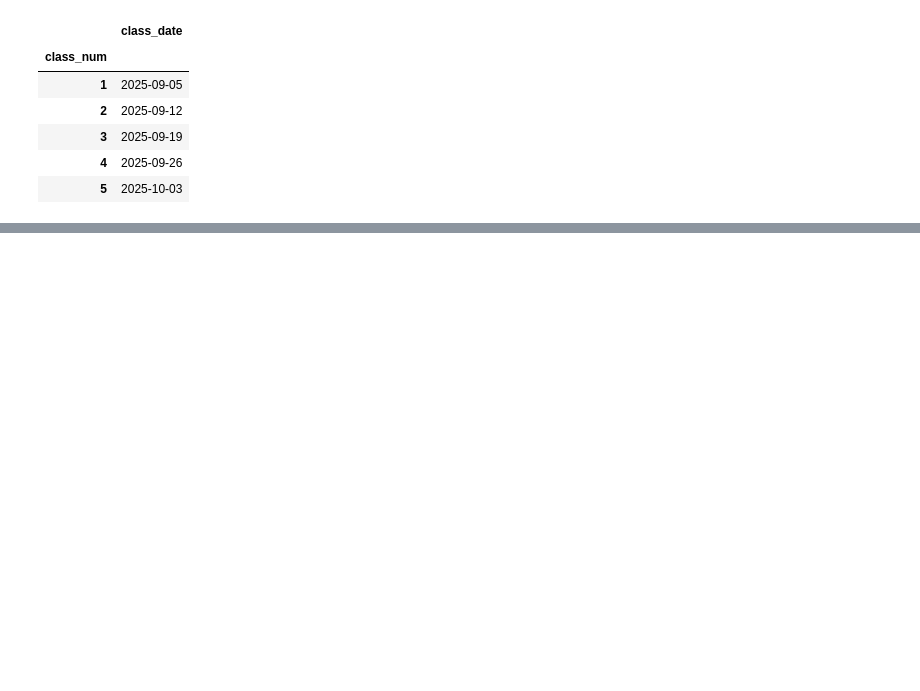
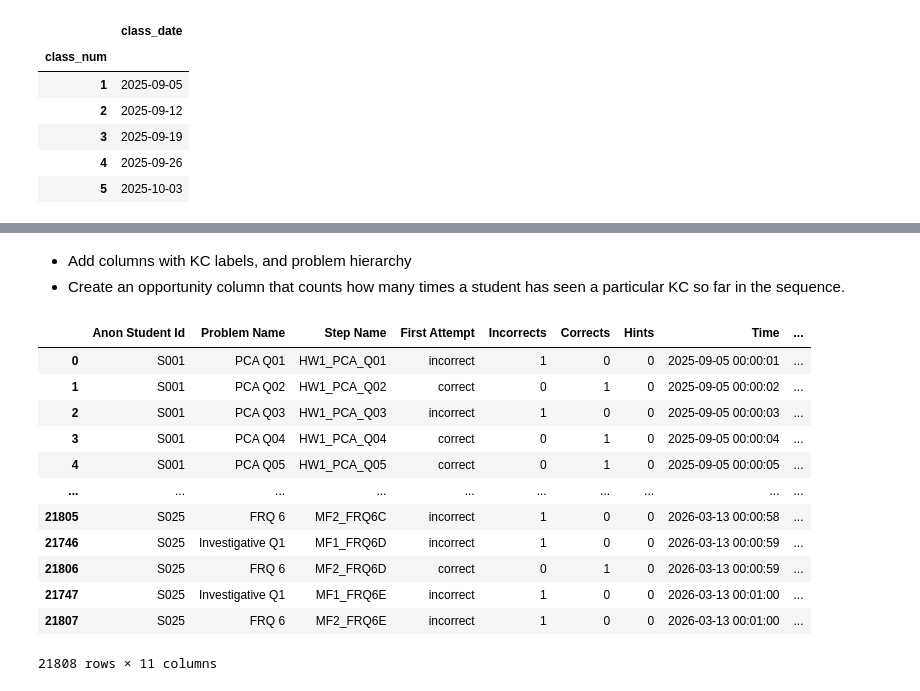
Before and after one commit to mailysg8/ai-student-progress-tracker, a Jupyter notebook: notebooks/learnsphere_experiments.ipynb, the cells around one changed output, grey strips where cells are left out. Drawn from its saved outputs; the diff is of its cells as text; code cells hidden in the pictures; blank space fills up the shorter version.

```diff
--- a/notebooks/learnsphere_experiments.ipynb
+++ b/notebooks/learnsphere_experiments.ipynb
@@ -93,0 +139,25 @@ hwk_items.join(class_plan)
+# %% [markdown]
+- Add columns with KC labels, and problem hierarchy
+- Create an opportunity column that counts how many times a student has seen a particular KC so far in the sequence.
+# %%
+datashop = unit_merge.drop(columns=['observation_id','kc_id','primary_kc_id']).rename(columns={'kc_label' : 'KC (Default)', 'reporting_group' : 'Problem Hierarchy'})
+datashop = datashop.sort_values(["Anon Student Id", "Time"])
+datashop["Opportunity (Default)"] = (
+    datashop.groupby(["Anon Student Id", "KC (Default)"]).cumcount() + 1
+)
+
+datashop
+# %% [output]
+|  | Anon Student Id | Problem Name | Step Name | First Attempt | Incorrects | Corrects | Hints | Time | ... |
+| 0 | S001 | PCA Q01 | HW1_PCA_Q01 | incorrect | 1 | 0 | 0 | 2025-09-05 00:00:01 | ... |
+| 1 | S001 | PCA Q02 | HW1_PCA_Q02 | correct | 0 | 1 | 0 | 2025-09-05 00:00:02 | ... |
+| 2 | S001 | PCA Q03 | HW1_PCA_Q03 | incorrect | 1 | 0 | 0 | 2025-09-05 00:00:03 | ... |
+| 3 | S001 | PCA Q04 | HW1_PCA_Q04 | correct | 0 | 1 | 0 | 2025-09-05 00:00:04 | ... |
+| 4 | S001 | PCA Q05 | HW1_PCA_Q05 | correct | 0 | 1 | 0 | 2025-09-05 00:00:05 | ... |
+| ... | ... | ... | ... | ... | ... | ... | ... | ... | ... |
+| 21805 | S025 | FRQ 6 | MF2_FRQ6C | incorrect | 1 | 0 | 0 | 2026-03-13 00:00:58 | ... |
+| 21746 | S025 | Investigative Q1 | MF1_FRQ6D | incorrect | 1 | 0 | 0 | 2026-03-13 00:00:59 | ... |
+| 21806 | S025 | FRQ 6 | MF2_FRQ6D | correct | 0 | 1 | 0 | 2026-03-13 00:00:59 | ... |
+| 21747 | S025 | Investigative Q1 | MF1_FRQ6E | incorrect | 1 | 0 | 0 | 2026-03-13 00:01:00 | ... |
+| 21807 | S025 | FRQ 6 | MF2_FRQ6E | incorrect | 1 | 0 | 0 | 2026-03-13 00:01:00 | ... |
+21808 rows × 11 columns
```
Also changed, not shown: parts of 18 cells of this notebook, 1 other file.
